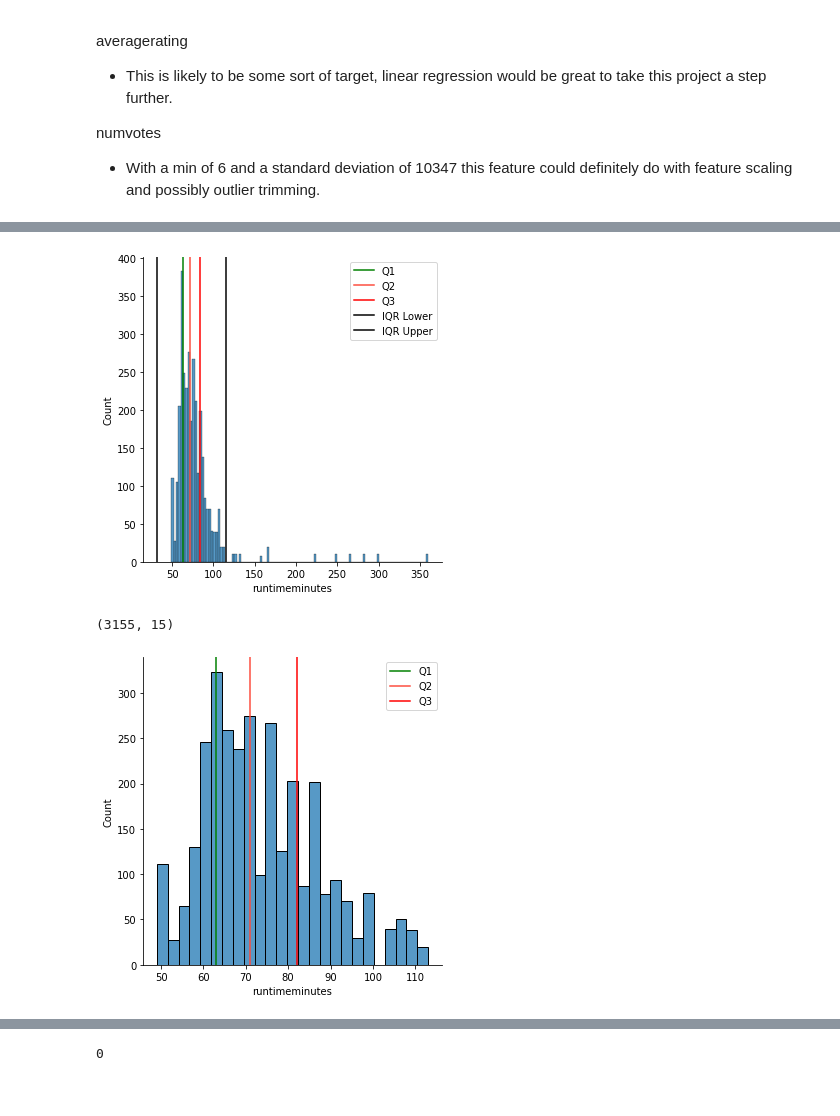
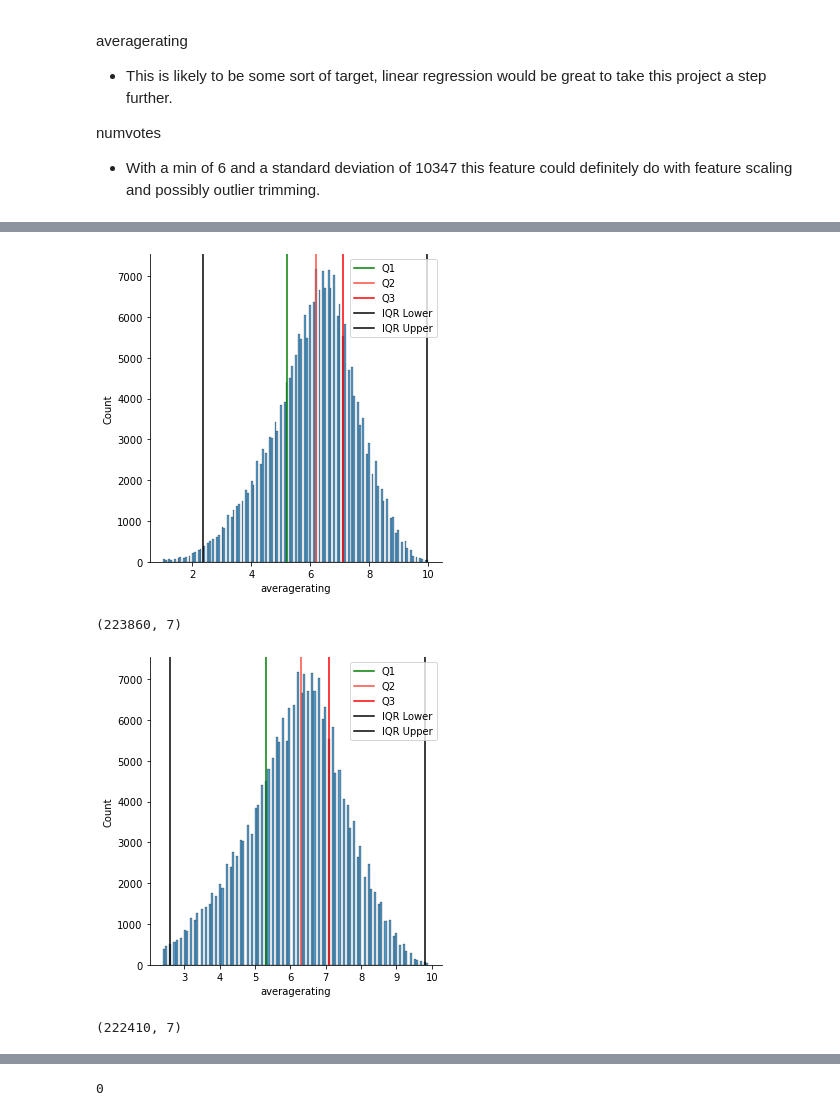
Before and after one commit to 333Kenji/IMDB_KMeans, a Jupyter notebook: Notebooks/KMeans.ipynb, the cells around one changed output, grey strips where cells are left out. Drawn from its saved outputs; the diff is of its cells as text; code cells hidden in the pictures.

Commit message:
another overdue, full thing with PCA, so much to expand upon..

```diff
--- a/Notebooks/KMeans.ipynb
+++ b/Notebooks/KMeans.ipynb
@@ -186,0 +165,4 @@ memory usage: 2.4 MB
+# %%
+data = pd.read_csv('../Data/data.csv')
+data.info(memory_usage='deep')
+data.head()
@@ -384,8 +356,8 @@ plt.show()
 # %%
 # Using Numpy I'll first calculate the IQR, then use it to identify and remove outliers found in the runtimeminute variable.
-q1 = np.quantile(data.runtimeminutes, 0.25)
-q2 = np.quantile(data.runtimeminutes, 0.5)
-q3 = np.quantile(data.runtimeminutes, 0.75)
+q1 = np.quantile(data.averagerating, 0.25)
+q2 = np.quantile(data.averagerating, 0.5)
+q3 = np.quantile(data.averagerating, 0.75)
 
 # calc iqr
 iqr = (q3 - q1)
@@ -397,7 +369,7 @@ iqr_lower = q1-iqr_x
 iqr_upper = q3+iqr_x
 
 
-sns.displot(data.runtimeminutes)
+sns.displot(data.averagerating)
 plt.axvline(x=q1, label="Q1", c = 'g')
 plt.axvline(x=q2, label="Q2", c = '#fd4d3f')
 plt.axvline(x=q3, label="Q3", c = 'r')
@@ -406,31 +378,51 @@ plt.axvline(x=iqr_lower, label = 'IQR Lower', c = 'black')
 plt.axvline(x=iqr_upper, label = 'IQR Upper', c = 'black')
 plt.legend()
 plt.show()
+#TODO come back and trim this
 # %% [output]
-[figure, old version]
+[figure, new version]
 # %%
 # trimming off everything above and below the threshold.
 # Intuition on this dictates that we want data that extreme outliers can lead to groupings - ansd their centroids, being dragged out due to these skewed data.
-data2 = data[data.runtimeminutes > iqr_lower]
-data = data2[data2.runtimeminutes < iqr_upper]
+data = data[data.averagerating > iqr_lower]
+data = data[data.averagerating < iqr_upper]
 # %%
 data.shape
 # we've lost only a small number of rows.
 #TODO get the original number and show difference.
 # %% [output]
-(3155, 15)
+(223860, 7)
 # %%
 # checking out the new distribution using the previous distributions IQR method ranges.
-q1 = np.quantile(data.runtimeminutes, 0.25)
-q2 = np.quantile(data.runtimeminutes, 0.5)
-q3 = np.quantile(data.runtimeminutes, 0.75)
+q1 = np.quantile(data.averagerating, 0.25)
+q2 = np.quantile(data.averagerating, 0.5)
+q3 = np.quantile(data.averagerating, 0.75)
 
-sns.displot(data.runtimeminutes)
+# calc iqr
+iqr = (q3 - q1)
+# expand iqr to discern outliers
+iqr_x = iqr*1.5
+
+# setting the lower and upper limits
+iqr_lower = q1-iqr_x
+iqr_upper = q3+iqr_x
+
+
+sns.displot(data.averagerating)
 plt.axvline(x=q1, label="Q1", c = 'g')
 plt.axvline(x=q2, label="Q2", c = '#fd4d3f')
 plt.axvline(x=q3, label="Q3", c = 'r')
 
+plt.axvline(x=iqr_lower, label = 'IQR Lower', c = 'black')
+plt.axvline(x=iqr_upper, label = 'IQR Upper', c = 'black')
+
 plt.legend()
 plt.show()
 # %% [output]
-[figure, old version]
+[figure, new version]
+# %%
+data = data[data.averagerating > iqr_lower]
+data = data[data.averagerating < iqr_upper]
+data.shape
+# %% [output]
+(222410, 7)
```
Also changed, not shown: parts of 179 cells of this notebook, 2 other files.
